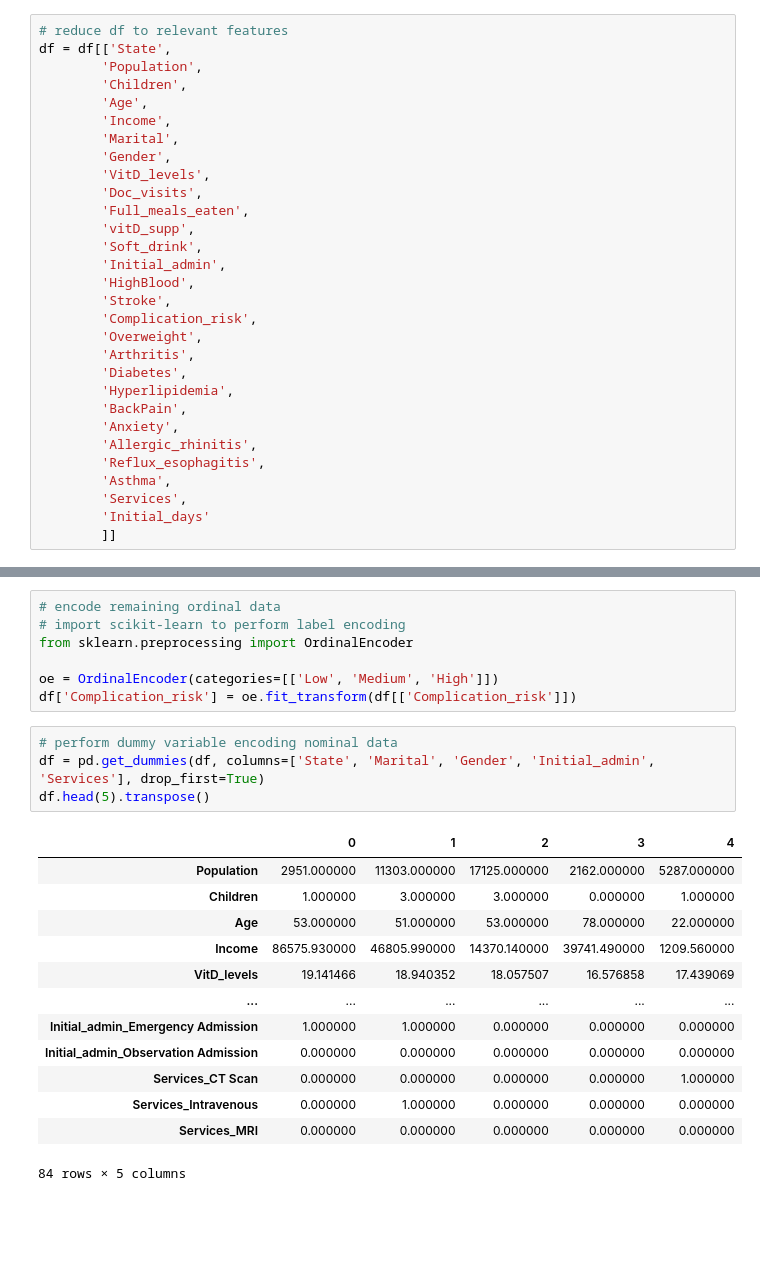
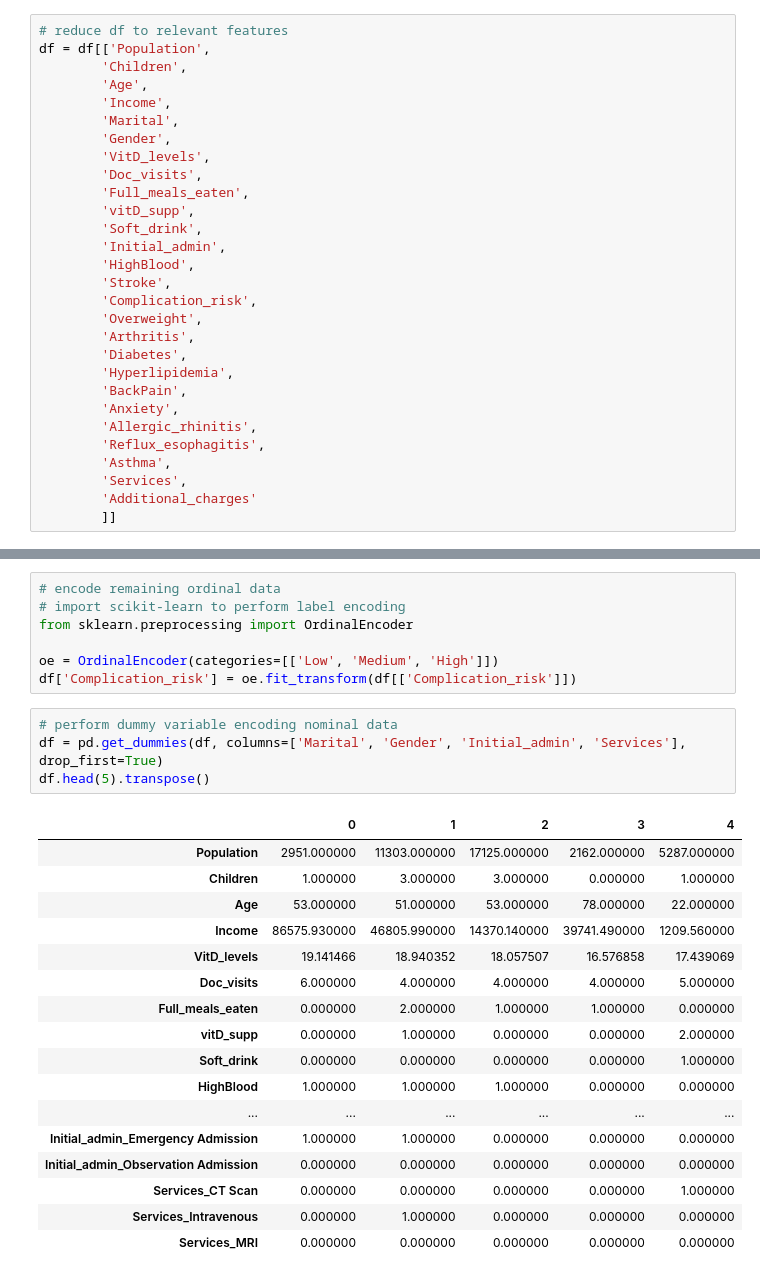
Before and after one commit to sjo1403/medical_predictive_modeling, a Jupyter notebook: D208 Task1.ipynb, the cells around one changed output, grey strips where cells are left out. Saved outputs shown, nothing was run; the diff lists cells and outputs as text; blank space fills up the shorter version.

```diff
--- a/D208 Task1.ipynb
+++ b/D208 Task1.ipynb
@@ -6,8 +6,7 @@ import pandas as pd
 df = pd.read_csv('medical dataset/medical_clean.csv')
 # %%
 # reduce df to relevant features
-df = df[['State',
-        'Population',
+df = df[['Population',
         'Children',
         'Age',
         'Income',
@@ -32,7 +31,7 @@ df = df[['State',
         'Reflux_esophagitis',
         'Asthma',
         'Services',
-        'Initial_days'
+        'Additional_charges'
         ]]
 # %%
 # get first 3 rows of data
@@ -332,22 +330,26 @@ oe = OrdinalEncoder(categories=[['Low', 'Medium', 'High']])
 df['Complication_risk'] = oe.fit_transform(df[['Complication_risk']])
 # %%
 # perform dummy variable encoding nominal data
-df = pd.get_dummies(df, columns=['State', 'Marital', 'Gender', 'Initial_admin', 'Services'], drop_first=True)
+df = pd.get_dummies(df, columns=['Marital', 'Gender', 'Initial_admin', 'Services'], drop_first=True)
 df.head(5).transpose()
 # %% [output]
 |  | 0 | 1 | 2 | 3 | 4 |
 | Population | 2951.000000 | 11303.000000 | 17125.000000 | 2162.000000 | 5287.000000 |
 | Children | 1.000000 | 3.000000 | 3.000000 | 0.000000 | 1.000000 |
 | Age | 53.000000 | 51.000000 | 53.000000 | 78.000000 | 22.000000 |
 | Income | 86575.930000 | 46805.990000 | 14370.140000 | 39741.490000 | 1209.560000 |
 | VitD_levels | 19.141466 | 18.940352 | 18.057507 | 16.576858 | 17.439069 |
+| Doc_visits | 6.000000 | 4.000000 | 4.000000 | 4.000000 | 5.000000 |
+| Full_meals_eaten | 0.000000 | 2.000000 | 1.000000 | 1.000000 | 0.000000 |
+| vitD_supp | 0.000000 | 1.000000 | 0.000000 | 0.000000 | 2.000000 |
+| Soft_drink | 0.000000 | 0.000000 | 0.000000 | 0.000000 | 1.000000 |
+| HighBlood | 1.000000 | 1.000000 | 1.000000 | 0.000000 | 0.000000 |
 | ... | ... | ... | ... | ... | ... |
 | Initial_admin_Emergency Admission | 1.000000 | 1.000000 | 0.000000 | 0.000000 | 0.000000 |
 | Initial_admin_Observation Admission | 0.000000 | 0.000000 | 0.000000 | 0.000000 | 0.000000 |
 | Services_CT Scan | 0.000000 | 0.000000 | 0.000000 | 0.000000 | 1.000000 |
 | Services_Intravenous | 0.000000 | 1.000000 | 0.000000 | 0.000000 | 0.000000 |
 | Services_MRI | 0.000000 | 0.000000 | 0.000000 | 0.000000 | 0.000000 |
-84 rows × 5 columns
 # %%
 df.info()
 # %% [output]
```
Also changed, not shown: parts of 15 cells of this notebook, 1 other file.
